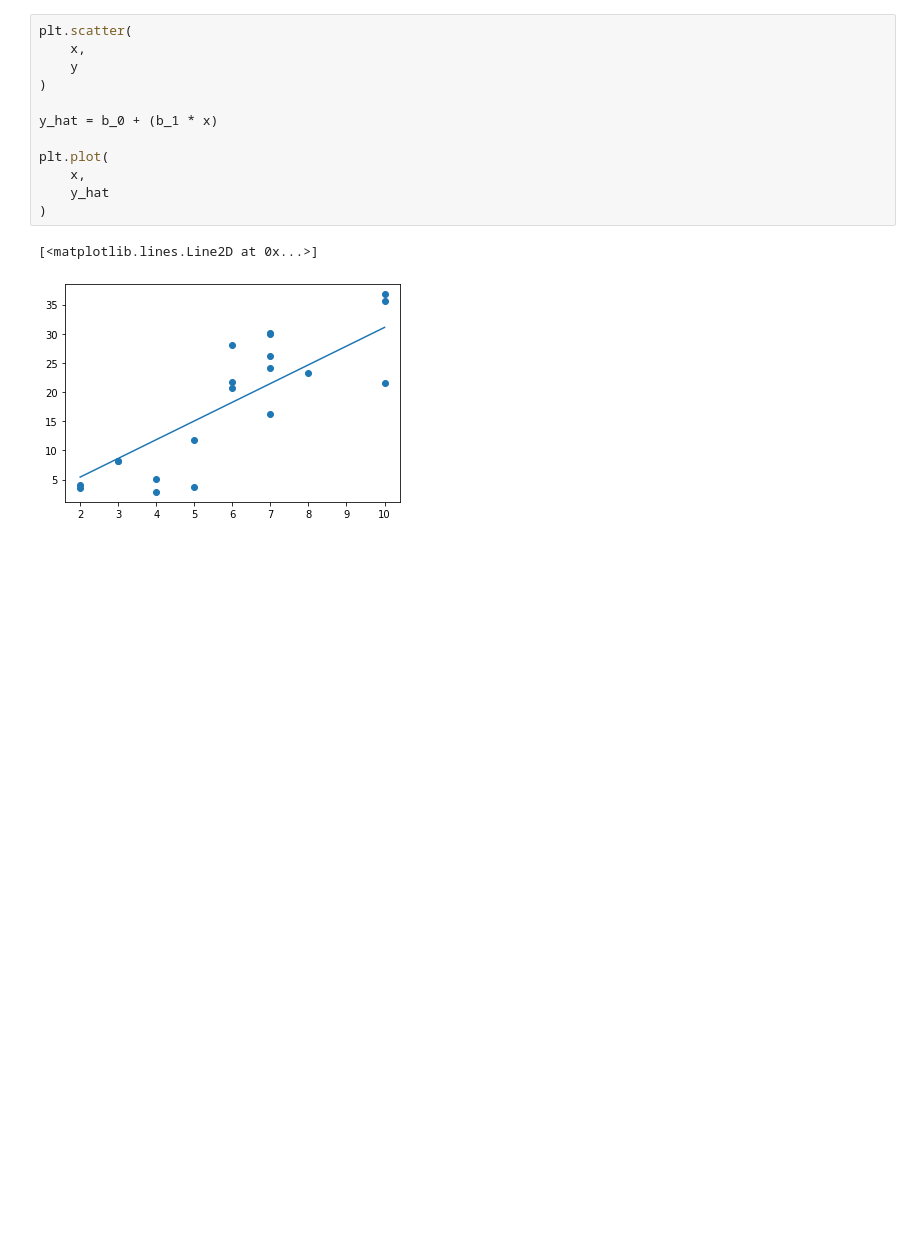
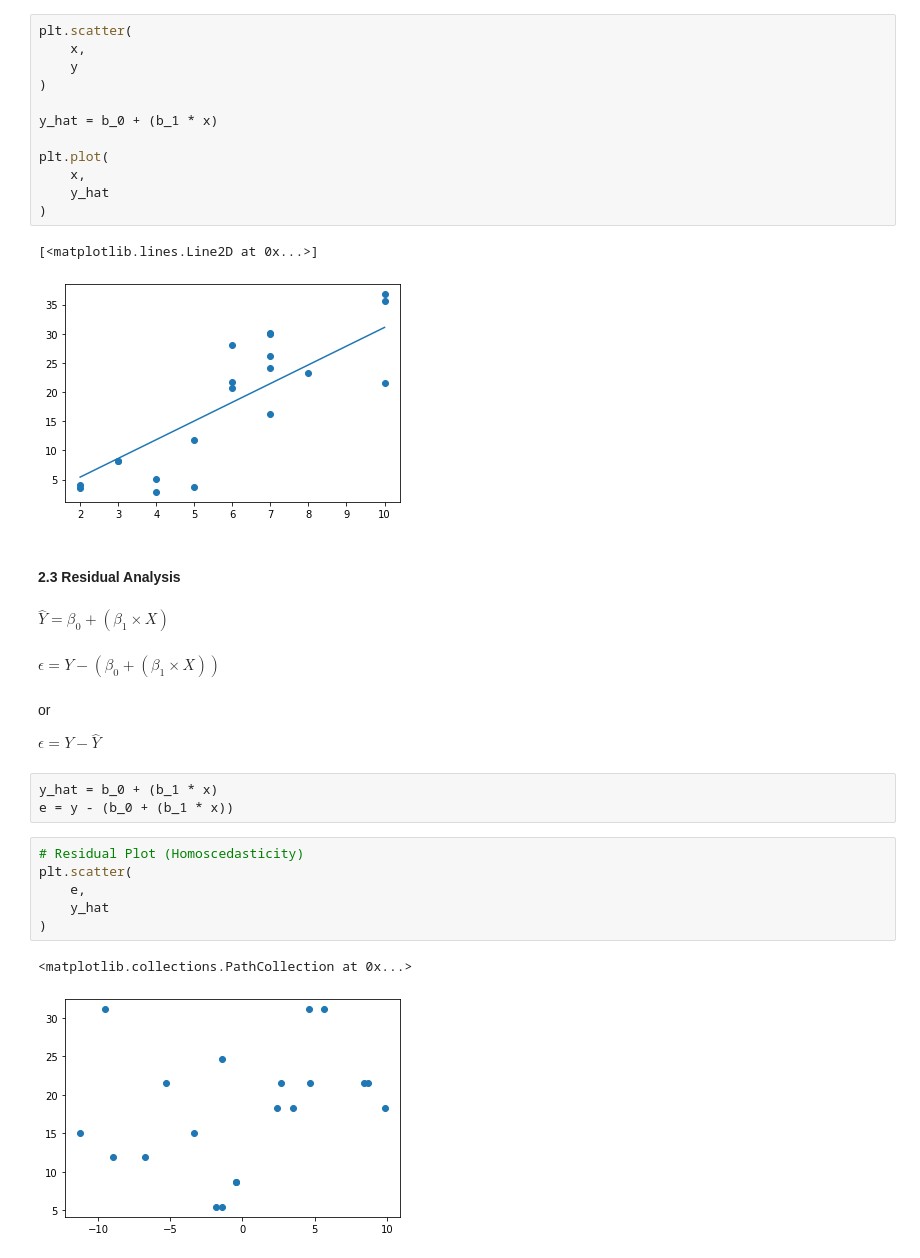
Before and after one commit to danyentezari/bignumber-material, a Jupyter notebook: SPML Dubai/mod3/script.ipynb, the cells around one changed output. Drawn from its saved outputs; the diff is of its cells as text; blank space fills up the shorter version.

```diff
--- a/SPML Dubai/mod3/script.ipynb
+++ b/SPML Dubai/mod3/script.ipynb
@@ -270,3 +256,25 @@ plt.plot(
 # %% [output]
 [<matplotlib.lines.Line2D at 0x...>]
 [figure]
+# %% [markdown]
+#### 2.3 Residual Analysis
+# %% [markdown]
+$\hat{Y} = \beta_0 + (\beta_1 \times X)$
+# %% [markdown]
+$\epsilon = Y - (\beta_0 + (\beta_1 \times X))$
+# %% [markdown]
+or <br/>
+
+$\epsilon = Y - \hat{Y}$
+# %%
+y_hat = b_0 + (b_1 * x)
+e = y - (b_0 + (b_1 * x))
+# %%
+# Residual Plot (Homoscedasticity)
+plt.scatter(
+    e,
+    y_hat
+)
+# %% [output]
+<matplotlib.collections.PathCollection at 0x...>
+[figure, added]
```
Also changed, not shown: parts of 12 cells of this notebook, 6 other files.
